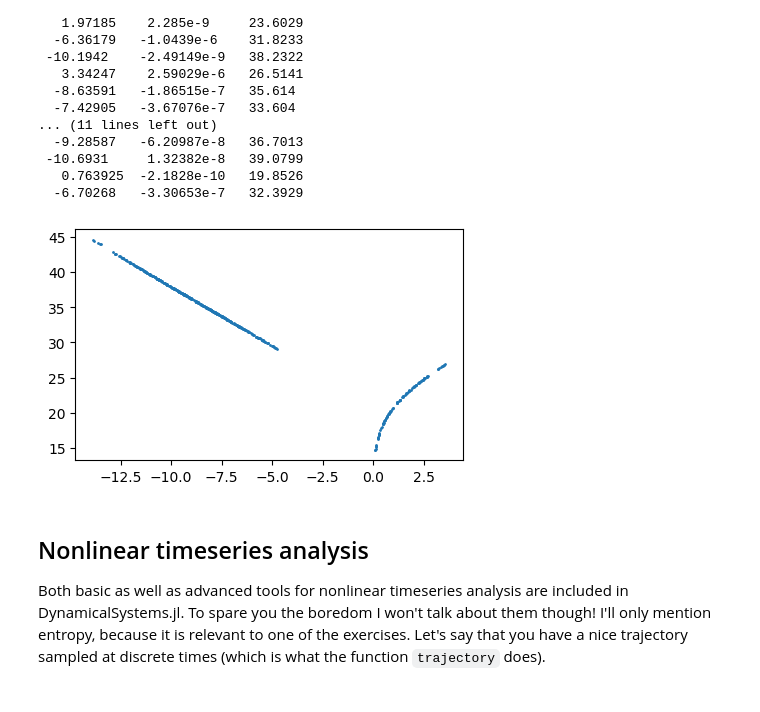
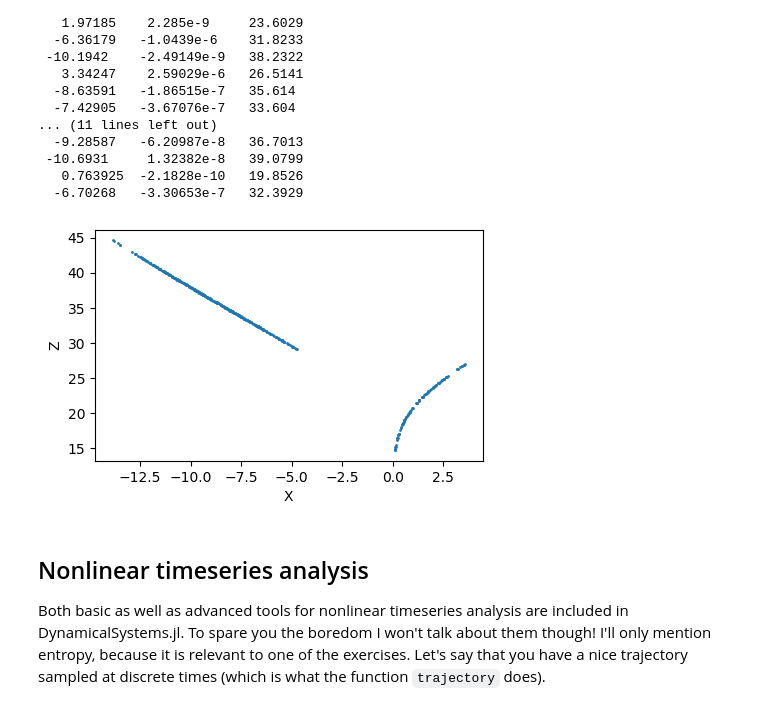
Before and after one commit to Datseris/Zero2Hero-JuliaWorkshop, a Jupyter notebook: 3-Ecosystem.ipynb, the cells around one changed output. Cells and saved outputs as stored; diff of their text form; code cells hidden in the pictures.

```diff
--- a/3-Ecosystem.ipynb
+++ b/3-Ecosystem.ipynb
@@ -242,8 +385,9 @@ psos = poincaresos(lorenz, (2, 0.0), 1000.0)
   -6.70268   -3.30653e-7   32.3929
 # %%
 scatter(psos[:, 1], psos[:, 3], s = 1);
+xlabel("X"); ylabel("Z");
 # %% [output]
-[figure, old version]
+[figure, new version]
 # %% [markdown]
 ## Nonlinear timeseries analysis
 
```
Also changed, not shown: parts of 56 cells of this notebook, 1 other file.
